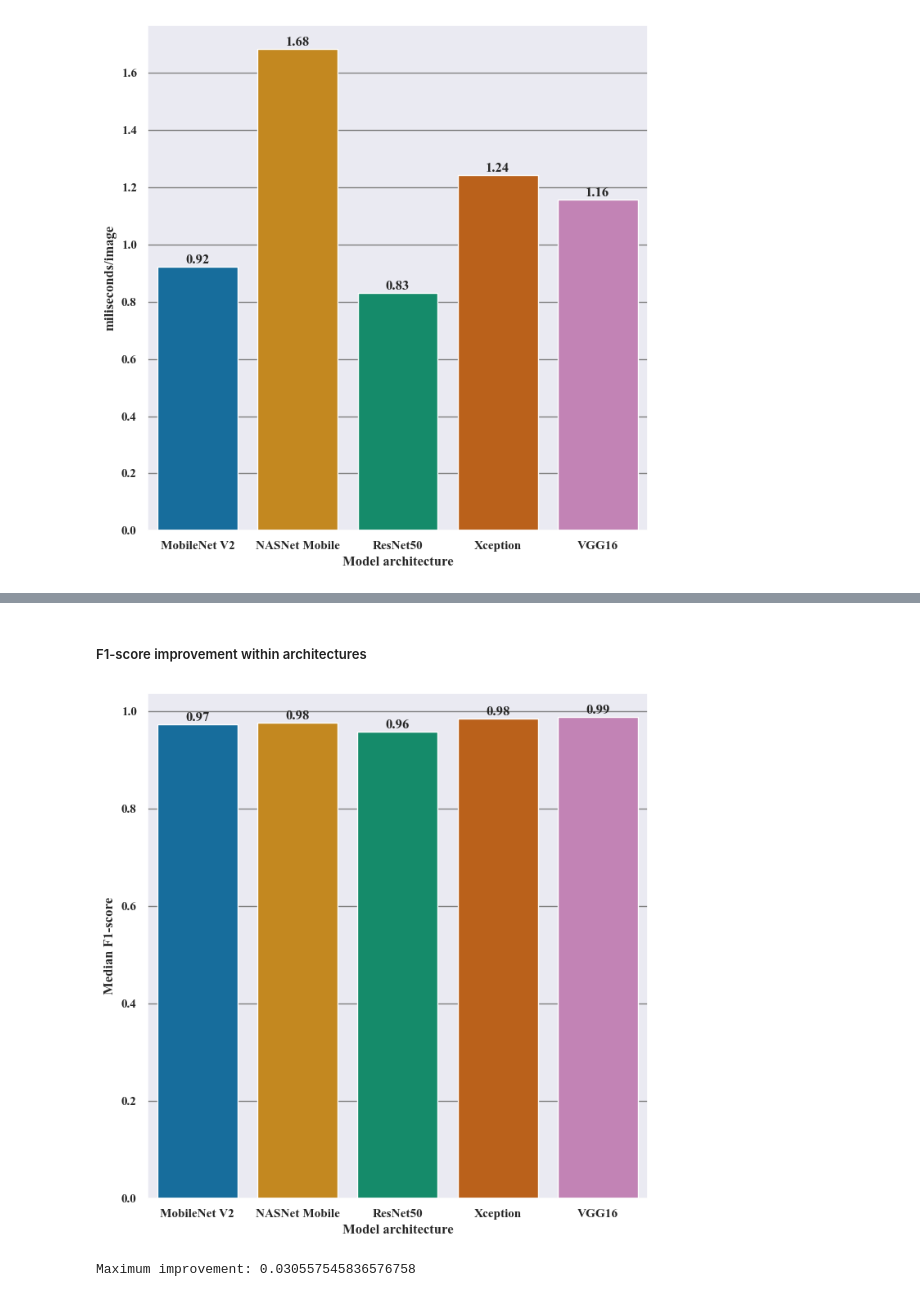
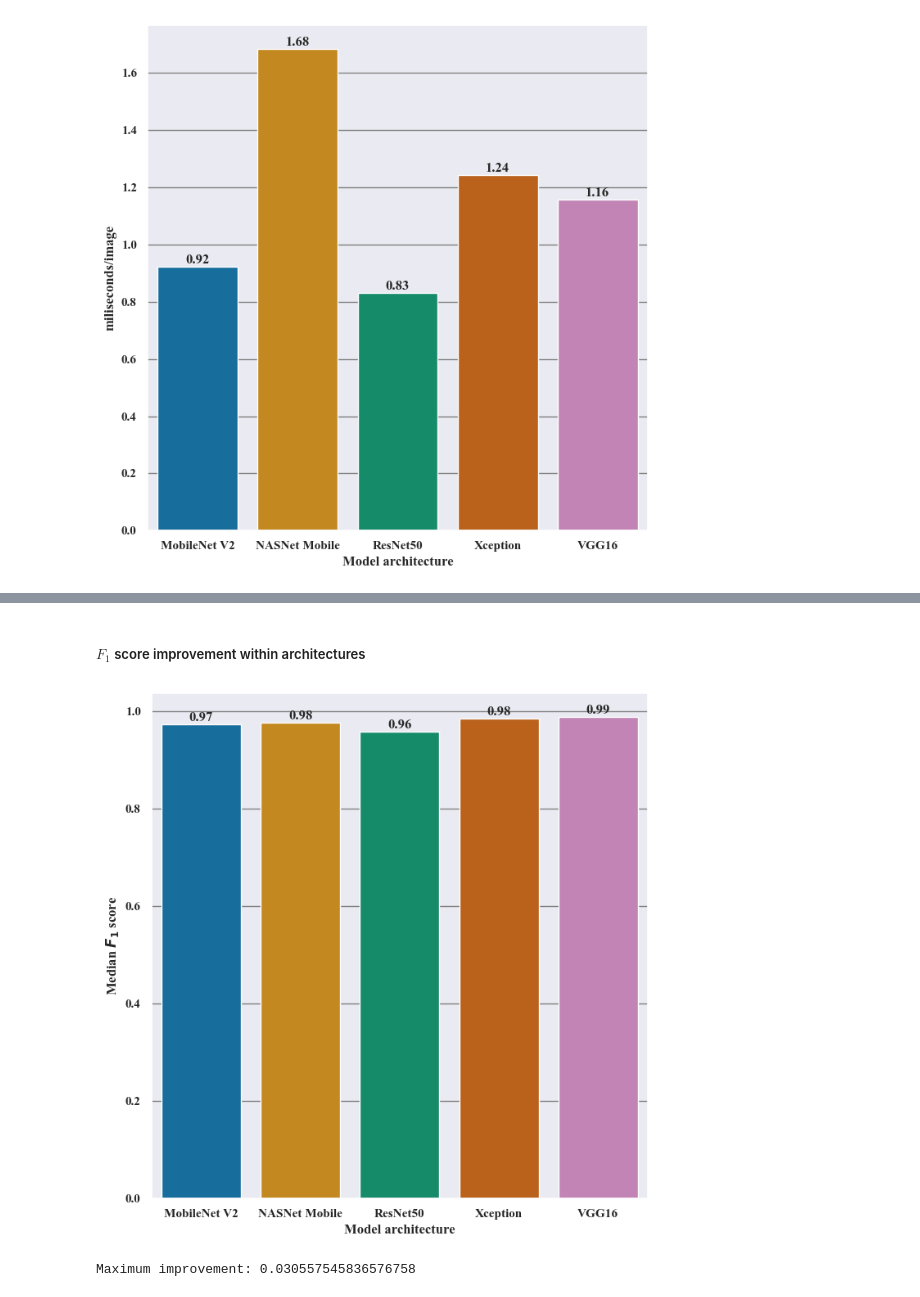
Before and after one commit to GAISSA-UPC/seaa2023_ect, a Jupyter notebook: data-analysis.ipynb, the cells around one changed output, grey strips where cells are left out. Cells and saved outputs as stored; diff of their text form; code cells hidden in the pictures.

```diff
--- a/data-analysis.ipynb
+++ b/data-analysis.ipynb
@@ -823,19 +823,19 @@ if SAVE_FIGS:
 # %% [markdown]
-##### F1-score improvement within architectures
+##### $F_1$ score improvement within architectures
 # %%
 _, ax = barplot(
     analysis_df_no_outliers.query("`training environment` == 'Cloud'"),
     x="architecture",
     y="f1-score",
     xlabel="Model architecture",
-    ylabel="Median F1-score",
+    ylabel="Median $F_1$ score",
     estimator="median",
     barlabel=True,
     figname=f"cloud-f1score-comparison.{FIGURES_FORMAT}",
     figsize=(7, 7),
 )
 # %% [output]
-[figure, old version]
+[figure, new version]
 # %%
 improvement = (
     cloud_vgg16_no_energy_outliers["f1-score"].median() - cloud_resnet50_no_gpu_outliers["f1-score"].median()
```
Also changed, not shown: parts of 9 cells of this notebook.
